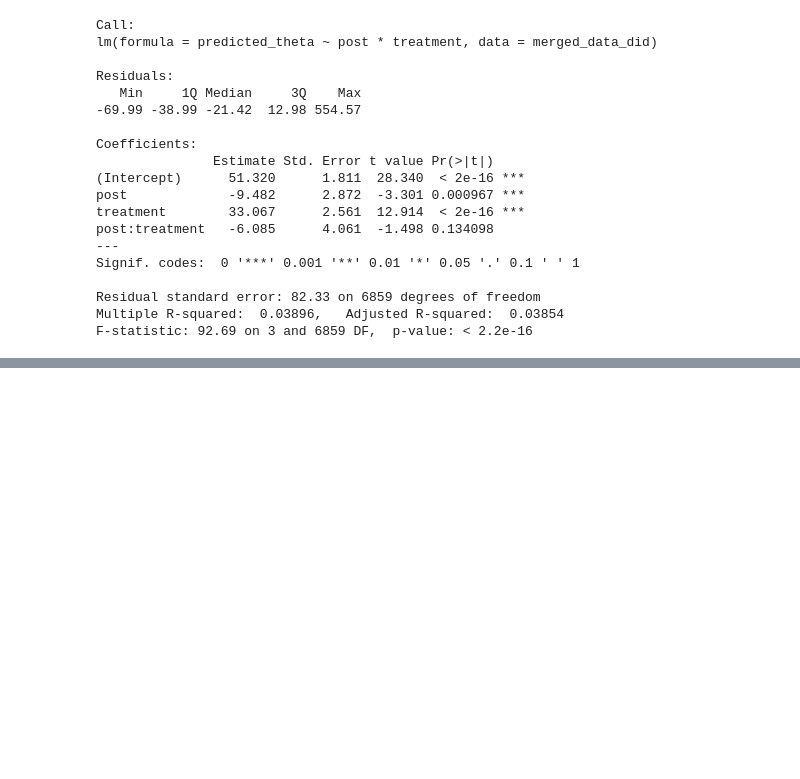
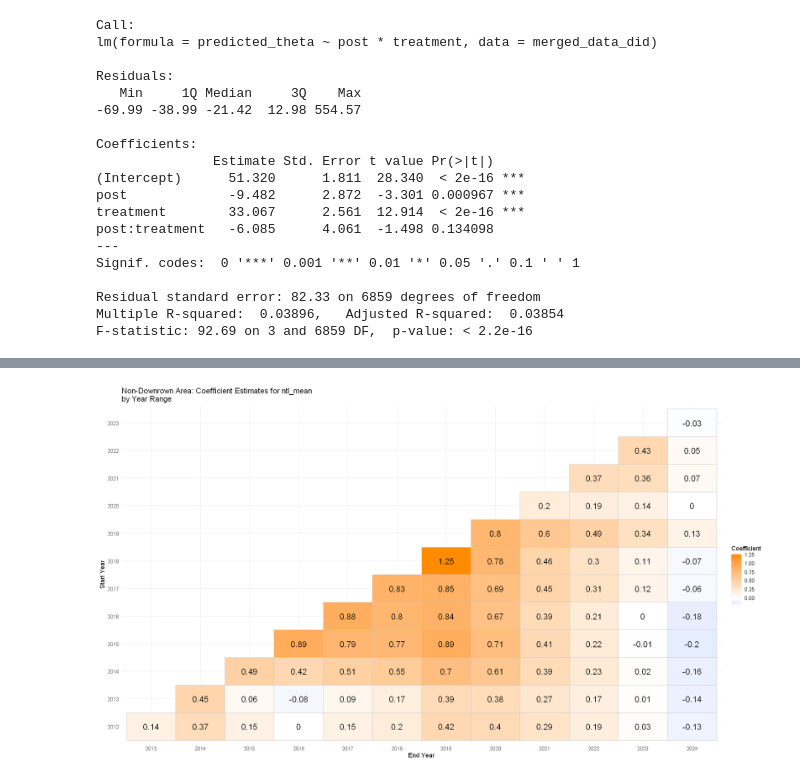
Before and after one commit to Irene-Berezin/econ_398_project, a Jupyter notebook: crime_fact.ipynb, the cells around one changed output, grey strips where cells are left out. Saved outputs shown, nothing was run; the diff lists cells and outputs as text; code cells hidden in the pictures; blank space fills up the shorter version.

```diff
--- a/crime_fact.ipynb
+++ b/crime_fact.ipynb
@@ -974,0 +1063,68 @@ F-statistic: 92.69 on 3 and 6859 DF,  p-value: < 2.2e-16
+# %%
+# Load necessary libraries
+library(dplyr)
+library(lubridate)
+library(plm)
+library(ggplot2)
+
+# Define the range of years for the analysis.
+# For a 10x10 grid you could use: years <- 2012:2021
+# Here we use 2012:2014 as an example:
+years <- 2012:2024
+data_merged <- merge(crime_monthly_night, ntl_data, by.x = c("geo_local_area", "date"), by.y = c("geo_local_area", "date")) |>
+        filter(! geo_local_area %in% c("West End","Downtown", "Strathcona"))
+
+# 在合并后的数据中增加 year 和 month 变量
+data_merged <- data_merged %>%
+  mutate(year = year(date),
+         month = month(date))
+
+
+coef_results <- data.frame(start_year = integer(),
+                           end_year = integer(),
+                           coef = numeric(),
+                           se = numeric())
+
+# Loop over all valid start-end combinations (end > start)
+for(start in years) {
+  for(end in years) {
+    if(end > start) {  # 确保有效区间
+      # Subset data_merged，且自动带入 year 和 month
+      data_subset <- data_merged %>%
+        filter(year >= start & year <= end)
+
+      # 检查样本量是否足够
+      if(nrow(data_subset) < 10) next
+
+      # 使用 plm 进行固定效应回归，同时控制年和月固定效应
+      model <- plm(predicted_theta ~ ntl_mean + factor(year) + factor(month),
+                   data = data_subset,
+                   model = "within",
+                   index = c("geo_local_area", "date"))
+
+      # 提取 ntl_mean 的系数及标准误
+      coef_est <- coef(summary(model))["ntl_mean", "Estimate"]
+      se_est   <- coef(summary(model))["ntl_mean", "Std. Error"]
+
+      # 将结果追加到结果数据框中
+      coef_results <- rbind(coef_results,
+                            data.frame(start_year = start, end_year = end,
+                                       coef = coef_est, se = se_est))
+    }
+  }
+}
+
+
+# Print the coefficient results table
+print(coef_results)
+
+ggplot(coef_results, aes(x = factor(end_year), y = factor(start_year), fill = coef)) +
+  geom_tile(color = "grey80") +
+  geom_text(aes(label = round(coef, 2)), color = "black", size = 5) +
+  labs(x = "End Year",
+       y = "Start Year",
+       title = "Non-Downrown Area: Coefficient Estimates for ntl_mean\nby Year Range",
+       fill = "Coefficient") +
+  theme_minimal() +
+  scale_fill_gradient2(low = "dodgerblue", mid = "white", high = "darkorange", midpoint = 0)
+# %% [output]
@@ -974,0 +1148 @@ F-statistic: 92.69 on 3 and 6859 DF,  p-value: < 2.2e-16
+[figure, added]
```
Also changed, not shown: parts of 26 cells of this notebook.
